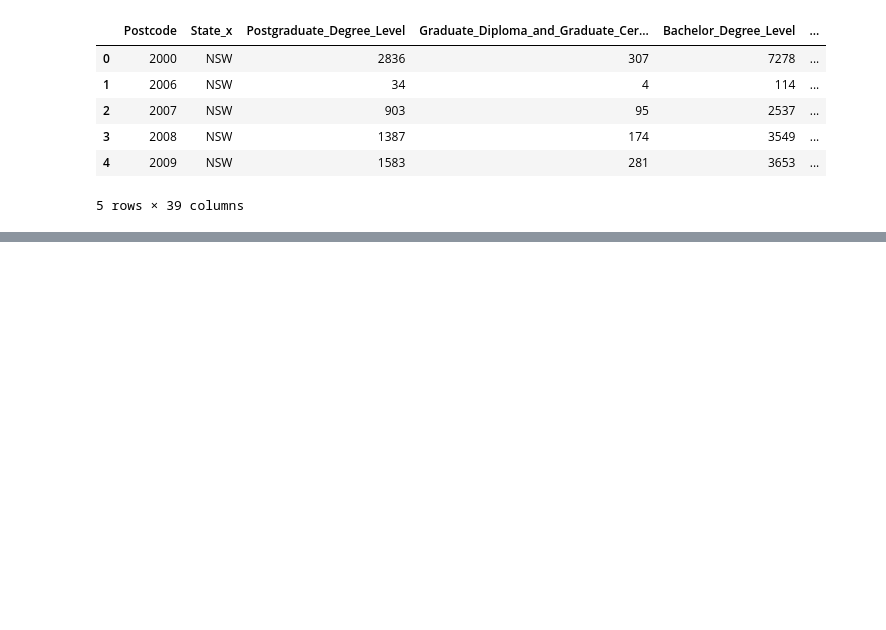
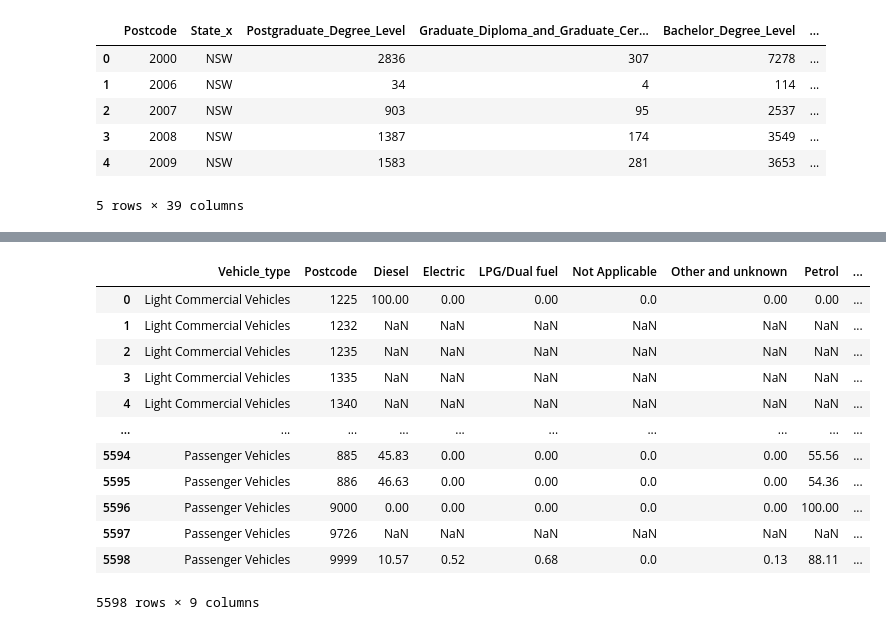
Before and after one commit to JoshMBell/Module_7_Project, a Jupyter notebook: main.ipynb, the cells around one changed output, grey strips where cells are left out. Drawn from its saved outputs; the diff is of its cells as text; code cells hidden in the pictures; blank space fills up the shorter version.

```diff
--- a/main.ipynb
+++ b/main.ipynb
@@ -129,0 +108,6 @@ Scatter showing income by fuel type? maybe 3 types so that we can see the relati
+# %%
+Education_2016_df["Total"] = Education_2016_df["Total"] - (Education_2016_df["Not_stated"] + Education_2016_df["Not_applicable"])
+Education_2016_df = Education_2016_df.drop(columns=["Not_stated", "Not_applicable"])
+
+Education_2021_df["Total"] = Education_2021_df["Total"] - (Education_2021_df["Not_stated"] + Education_2021_df["Not_applicable"])
+Education_2021_df = Education_2021_df.drop(columns=["Not_stated", "Not_applicable"])
@@ -129,0 +156,27 @@ Scatter showing income by fuel type? maybe 3 types so that we can see the relati
+# %%
+Education_2021_Normalized = Education_2021_df.copy()
+for col in Education_2021_Normalized.columns[2:-1]:
+    Education_2021_Normalized[col] = Education_2021_Normalized[col] / Education_2021_Normalized["Total"] * 100
+Education_2021_Normalized = Education_2021_Normalized.round(2)
+# %%
+FuelType_2021_Normalized = FuelType_2021_df.copy()
+for col in FuelType_2021_Normalized.columns[2:-1]:
+    FuelType_2021_Normalized[col] = FuelType_2021_Normalized[col] / FuelType_2021_Normalized["Total"] * 100
+FuelType_2021_Normalized = FuelType_2021_Normalized.round(2)
+
+#if total = 0 then drop row?
+FuelType_2021_Normalized
+# %% [output]
+|  | Vehicle_type | Postcode | Diesel | Electric | LPG/Dual fuel | Not Applicable | Other and unknown | Petrol | ... |
+| 0 | Light Commercial Vehicles | 1225 | 100.00 | 0.00 | 0.00 | 0.0 | 0.00 | 0.00 | ... |
+| 1 | Light Commercial Vehicles | 1232 | NaN | NaN | NaN | NaN | NaN | NaN | ... |
+| 2 | Light Commercial Vehicles | 1235 | NaN | NaN | NaN | NaN | NaN | NaN | ... |
+| 3 | Light Commercial Vehicles | 1335 | NaN | NaN | NaN | NaN | NaN | NaN | ... |
+| 4 | Light Commercial Vehicles | 1340 | NaN | NaN | NaN | NaN | NaN | NaN | ... |
+| ... | ... | ... | ... | ... | ... | ... | ... | ... | ... |
+| 5594 | Passenger Vehicles | 885 | 45.83 | 0.00 | 0.00 | 0.0 | 0.00 | 55.56 | ... |
+| 5595 | Passenger Vehicles | 886 | 46.63 | 0.00 | 0.00 | 0.0 | 0.00 | 54.36 | ... |
+| 5596 | Passenger Vehicles | 9000 | 0.00 | 0.00 | 0.00 | 0.0 | 0.00 | 100.00 | ... |
+| 5597 | Passenger Vehicles | 9726 | NaN | NaN | NaN | NaN | NaN | NaN | ... |
+| 5598 | Passenger Vehicles | 9999 | 10.57 | 0.52 | 0.68 | 0.0 | 0.13 | 88.11 | ... |
+5598 rows × 9 columns
```
Also changed, not shown: parts of 13 cells of this notebook, 1 other file.
